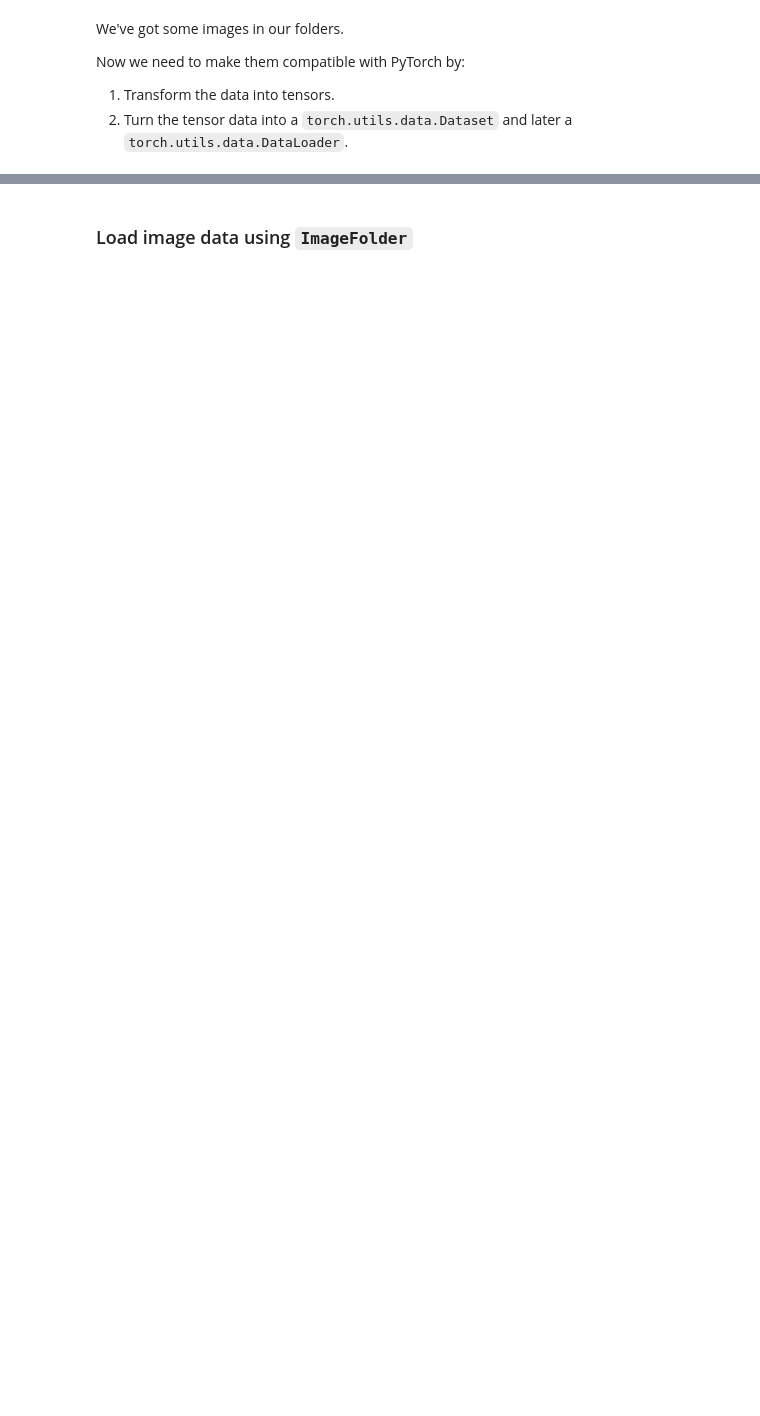
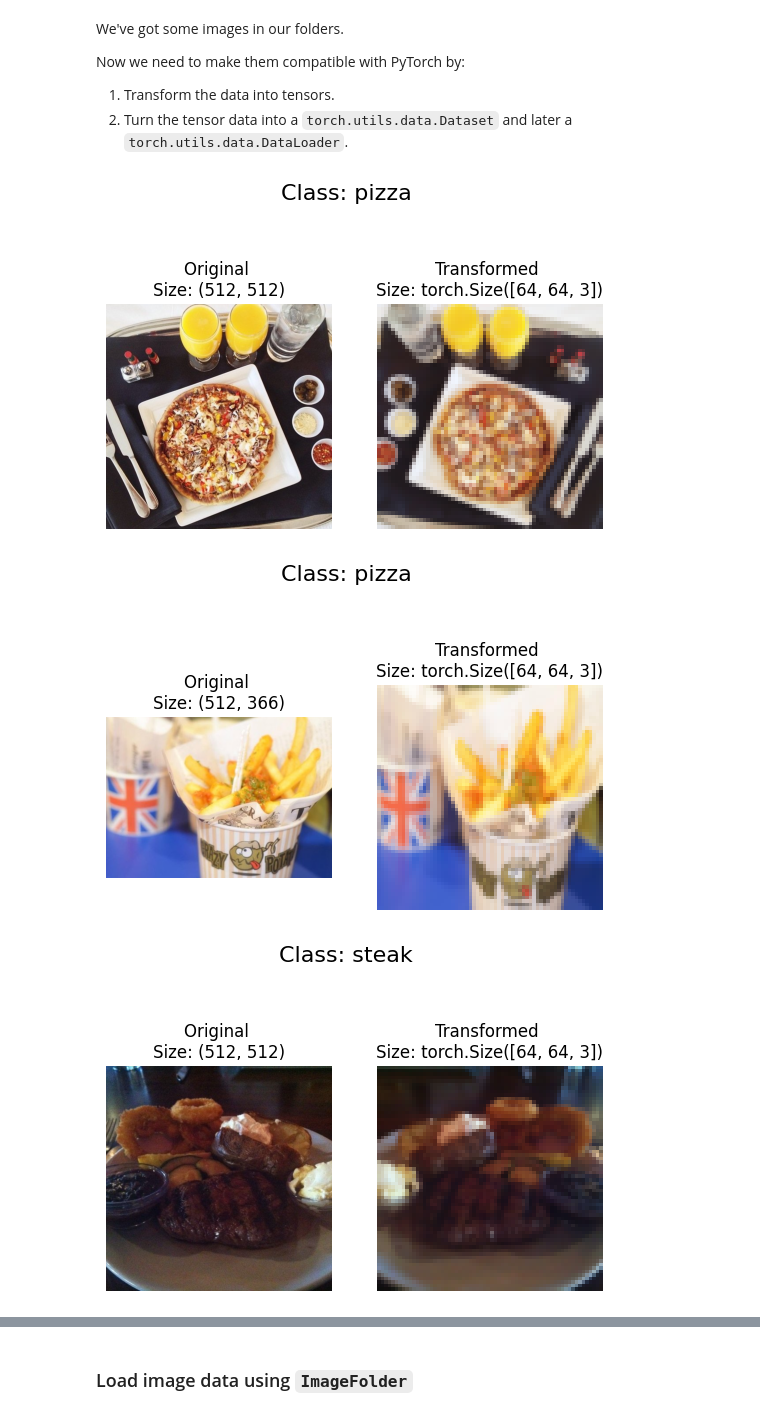
Before and after one commit to Songyang-W/MachineLearningLecture, a Jupyter notebook: extras/exercises/04_pytorch_custom_datasets_exercises.ipynb, the cells around one changed output, grey strips where cells are left out. Saved outputs shown, nothing was run; the diff lists cells and outputs as text; code cells hidden in the pictures; blank space fills up the shorter version.

```diff
--- a/extras/exercises/04_pytorch_custom_datasets_exercises.ipynb
+++ b/extras/exercises/04_pytorch_custom_datasets_exercises.ipynb
@@ -110,0 +176,39 @@ Now we need to make them compatible with PyTorch by:
+# %%
+# Write transform for turning images into tensors
+data_transform = transforms.Compose([
+    # Resize the images to 64x64
+    transforms.Resize(size=(64, 64)),
+    # Flip the images randomly on the horizontal
+    transforms.RandomHorizontalFlip(p=0.5), # p = probability of flip, 0.5 = 50% chance
+    # Turn the image into a torch.Tensor
+    transforms.ToTensor() # this also converts all pixel values from 0 to 255 to be between 0.0 and 1.0
+])
+# %%
+# Write a function to plot transformed images
+def plot_transformed_image(image_paths, transform, n=3, seed=42):
+  random.seed(seed)
+  random_image_paths = random.sample(image_paths, k=n)
+  for image_path in random_image_paths:
+      with Image.open(image_path) as f:
+          fig, ax = plt.subplots(1, 2)
+          ax[0].imshow(f)
+          ax[0].set_title(f"Original \nSize: {f.size}")
+          ax[0].axis("off")
+
+            # Transform and plot image
+            # Note: permute() will change shape of image to suit matplotlib
+            # (PyTorch default is [C, H, W] but Matplotlib is [H, W, C])
+          transformed_image = transform(f).permute(1, 2, 0)
+          ax[1].imshow(transformed_image)
+          ax[1].set_title(f"Transformed \nSize: {transformed_image.shape}")
+          ax[1].axis("off")
+
+          fig.suptitle(f"Class: {image_path.parent.stem}", fontsize=16)
+
+plot_transformed_image(image_path_list,
+                        transform=data_transform,
+                        n=4)
+# %% [output]
+[figure, added]
+[figure, added]
+[figure, added]
```
Also changed, not shown: parts of 41 cells of this notebook.
